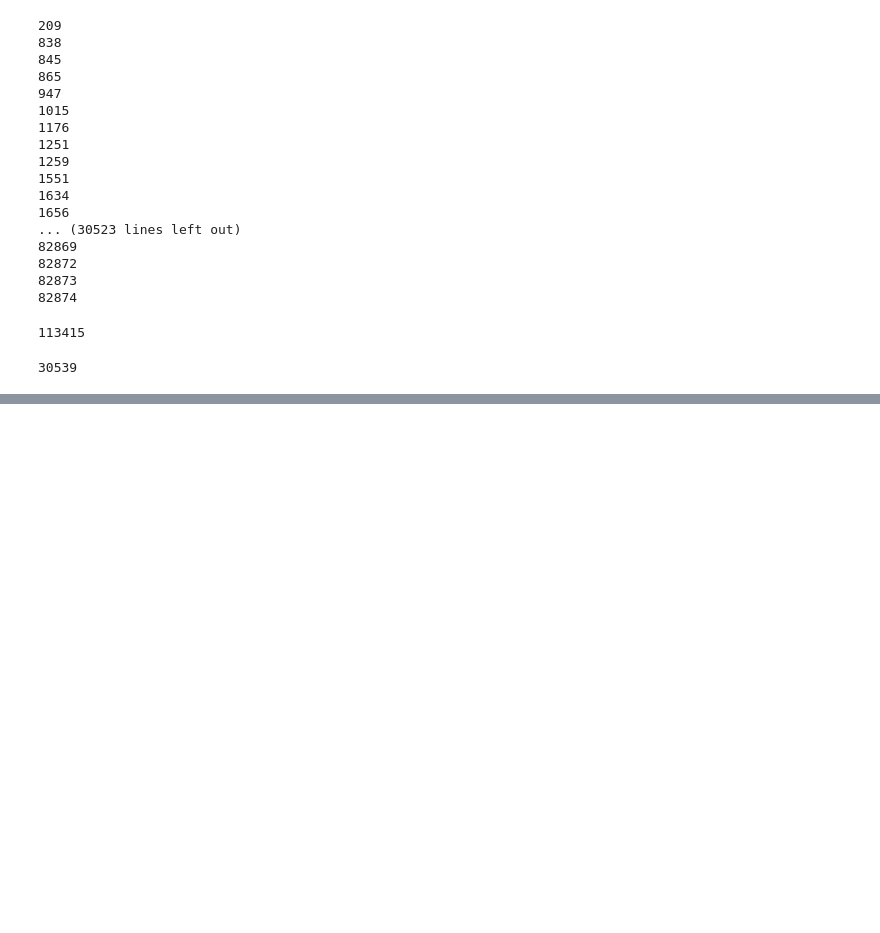
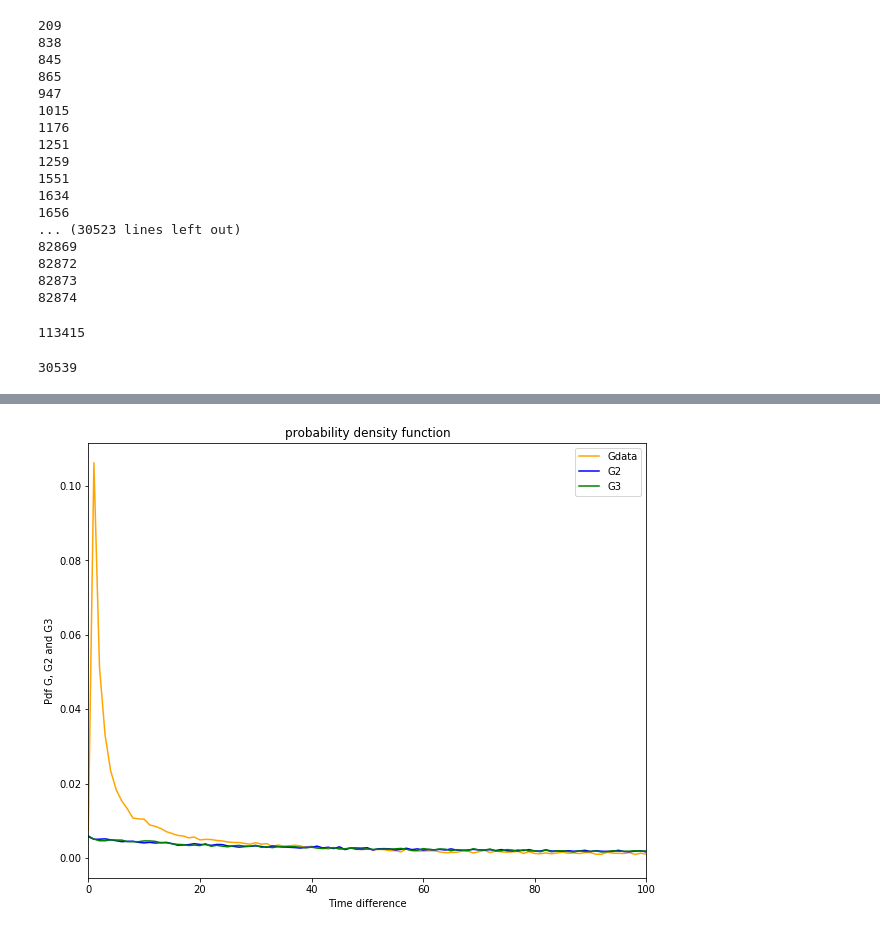
Before and after one commit to DURA18/MDC_2020, a Jupyter notebook: assignment_14_all_graphs.ipynb, the cells around one changed output, grey strips where cells are left out. Cells and saved outputs as stored; diff of their text form; code cells hidden in the pictures; blank space fills up the shorter version.

```diff
--- a/assignment_14_all_graphs.ipynb
+++ b/assignment_14_all_graphs.ipynb
@@ -149,0 +167,26 @@ G_3
+# %%
+a, total =computing_hist(G_data)
+x1, y1 = zip(*a.items()) # unpack a list of pairs into two tuples
+y1=tuple([1/total*i for i in y1])
+# %%
+a, total =computing_hist(G_2)
+x2, y2 = zip(*a.items()) # unpack a list of pairs into two tuples
+y2=tuple([1/total*i for i in y2])
+# %%
+a, total =computing_hist(G_3)
+x3, y3 = zip(*a.items()) # unpack a list of pairs into two tuples
+y3=tuple([1/total*i for i in y3])
+# %%
+plt.figure(figsize=(10,8))
+plt.plot(x1, y1, 'orange', label='Gdata')
+plt.plot(x2, y2, 'blue', label='G2')
+plt.plot(x3, y3, 'green', label='G3')
+
+plt.ylabel('Pdf G, G2 and G3')
+plt.xlabel('Time difference')
+plt.title('probability density function')
+plt.legend()
+plt.xlim(0,100)
+plt.show()
+# %% [output]
+[figure, added]
```
Also changed, not shown: parts of 9 cells of this notebook.
